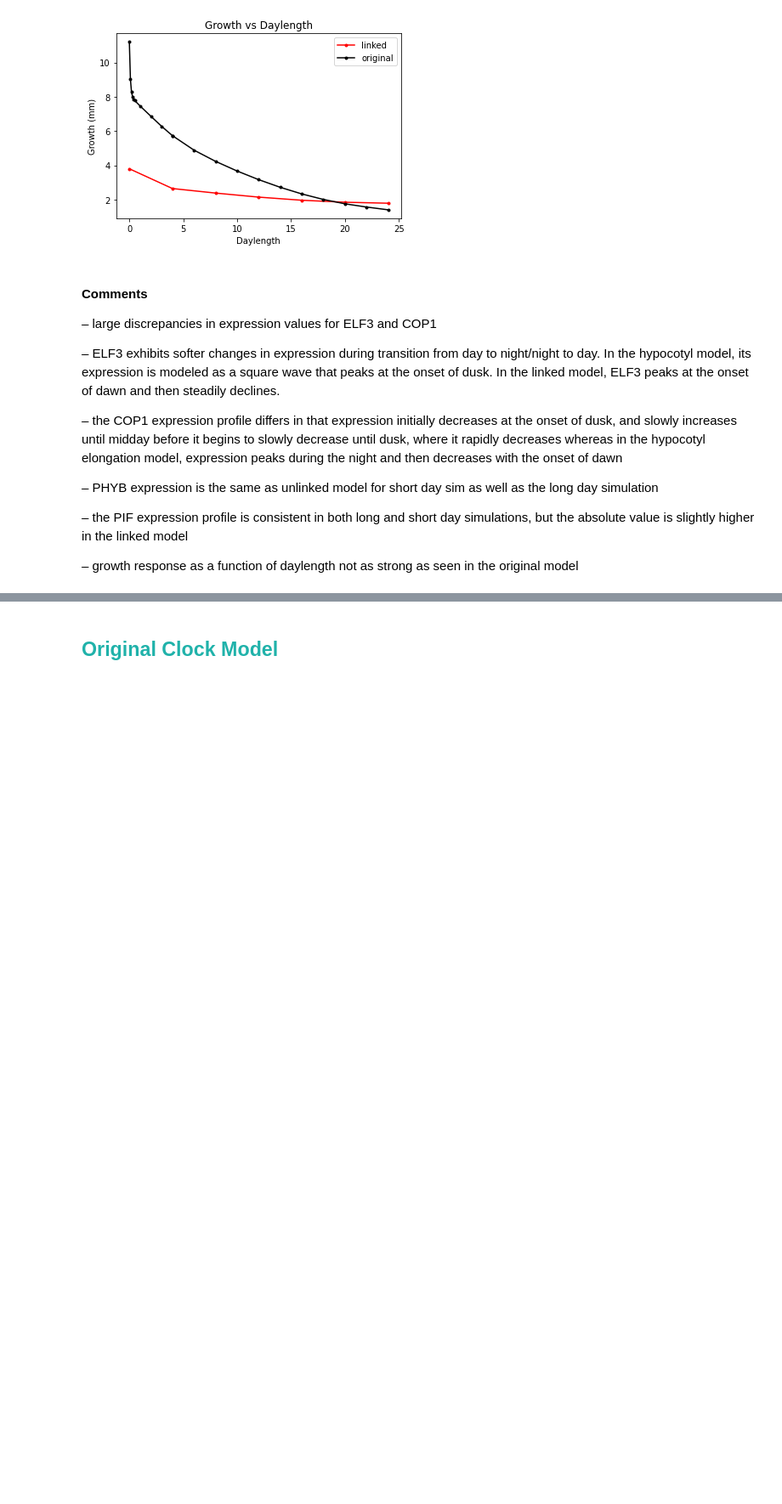
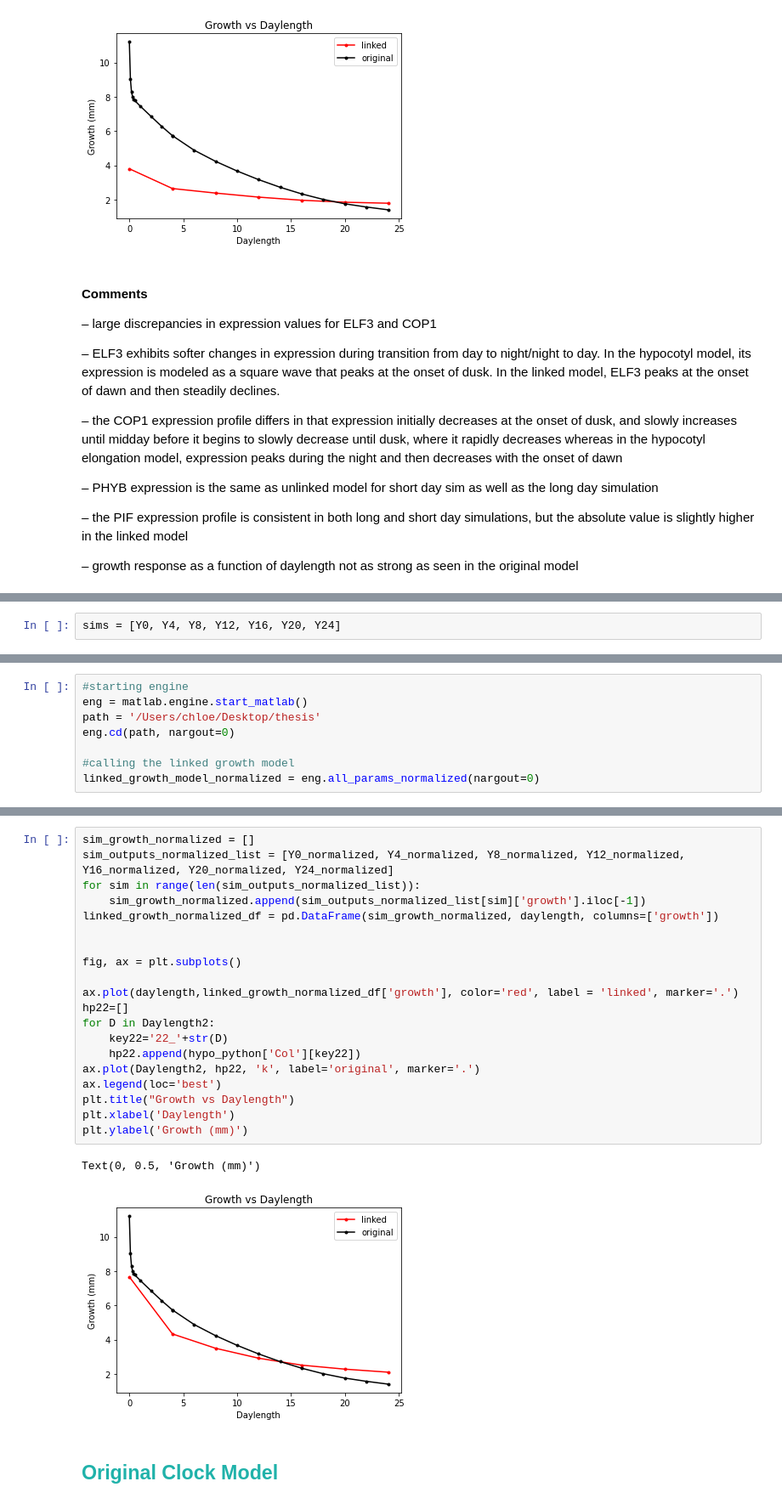
Before and after one commit to cbantock/arabidopsis_clock_linked_growth_model, a Jupyter notebook: CB_hypocotyl_growth_model.ipynb, the cells around one changed output, grey strips where cells are left out. Shown at 85% size. Cells and saved outputs as stored; diff of their text form; blank space fills up the shorter version.

```diff
--- a/CB_hypocotyl_growth_model.ipynb
+++ b/CB_hypocotyl_growth_model.ipynb
@@ -1267,0 +1297,2 @@ Text(0, 0.5, 'Growth (mm)')
+# %%
+sims = [Y0, Y4, Y8, Y12, Y16, Y20, Y24]
@@ -1267,0 +1358,8 @@ Text(0, 0.5, 'Growth (mm)')
+# %%
+#starting engine
+eng = matlab.engine.start_matlab()
+path = '/Users/chloe/Desktop/thesis'
+eng.cd(path, nargout=0)
+
+#calling the linked growth model
+linked_growth_model_normalized = eng.all_params_normalized(nargout=0)
@@ -1268,3 +1471,26 @@ Text(0, 0.5, 'Growth (mm)')
+# %%
+sim_growth_normalized = []
+sim_outputs_normalized_list = [Y0_normalized, Y4_normalized, Y8_normalized, Y12_normalized, Y16_normalized, Y20_normalized, Y24_normalized]
+for sim in range(len(sim_outputs_normalized_list)):
+    sim_growth_normalized.append(sim_outputs_normalized_list[sim]['growth'].iloc[-1])
+linked_growth_normalized_df = pd.DataFrame(sim_growth_normalized, daylength, columns=['growth'])
+
+
+fig, ax = plt.subplots()
+
+ax.plot(daylength,linked_growth_normalized_df['growth'], color='red', label = 'linked', marker='.')
+hp22=[]
+for D in Daylength2:
+    key22='22_'+str(D)
+    hp22.append(hypo_python['Col'][key22])
+ax.plot(Daylength2, hp22, 'k', label='original', marker='.')
+ax.legend(loc='best')
+plt.title("Growth vs Daylength")
+plt.xlabel('Daylength')
+plt.ylabel('Growth (mm)')
+# %% [output]
+Text(0, 0.5, 'Growth (mm)')
+[figure, added]
 # %% [markdown]
 <a id='original_clock_model'></a>
 ## <font color='lightseagreen'>Original Clock Model</font>
```
Also changed, not shown: parts of 21 cells of this notebook.
